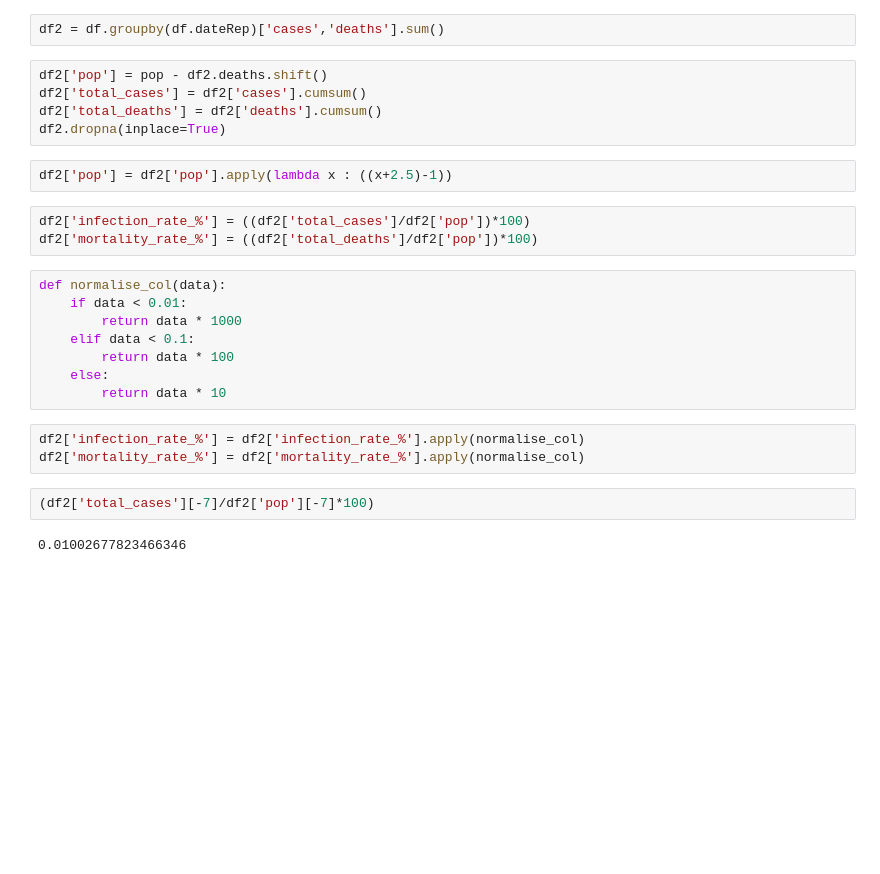
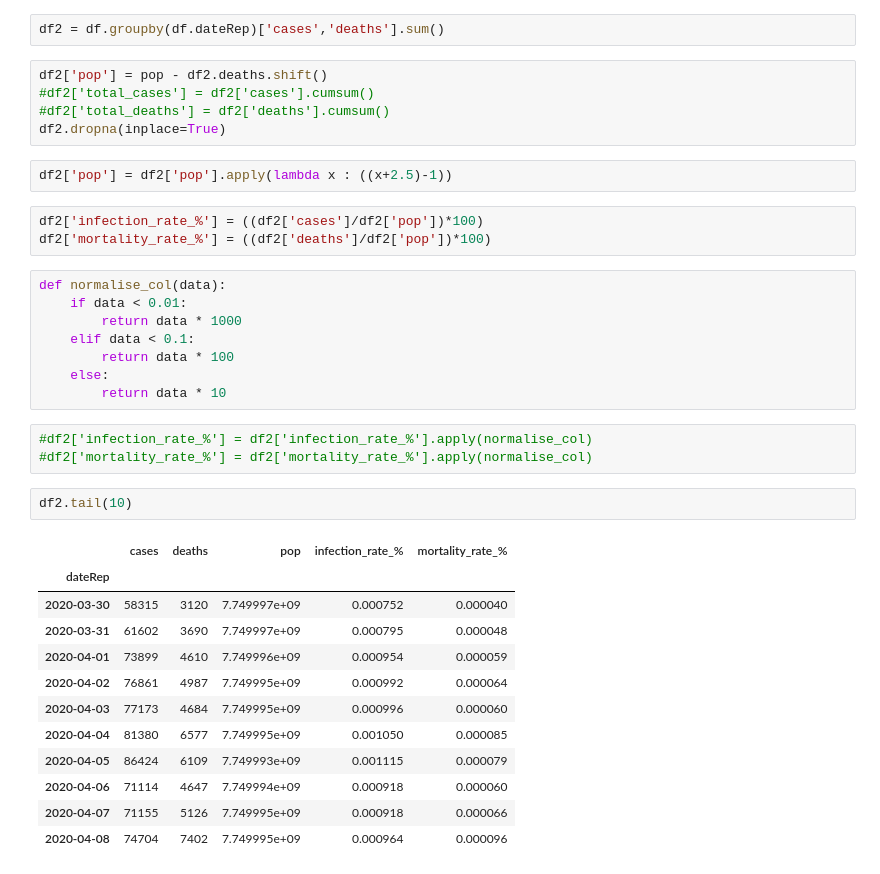
Before and after one commit to ekanime/COVID-19, a Jupyter notebook: covid-19.ipynb, the cells around one changed output. Saved outputs shown, nothing was run; the diff lists cells and outputs as text; blank space fills up the shorter version.

```diff
--- a/covid-19.ipynb
+++ b/covid-19.ipynb
@@ -58,14 +58,14 @@ pop = 7.75 * 1000000000
 df2 = df.groupby(df.dateRep)['cases','deaths'].sum()
 # %%
 df2['pop'] = pop - df2.deaths.shift()
-df2['total_cases'] = df2['cases'].cumsum()
-df2['total_deaths'] = df2['deaths'].cumsum()
+#df2['total_cases'] = df2['cases'].cumsum()
+#df2['total_deaths'] = df2['deaths'].cumsum()
 df2.dropna(inplace=True)
 # %%
 df2['pop'] = df2['pop'].apply(lambda x : ((x+2.5)-1))
 # %%
-df2['infection_rate_%'] = ((df2['total_cases']/df2['pop'])*100)
-df2['mortality_rate_%'] = ((df2['total_deaths']/df2['pop'])*100)
+df2['infection_rate_%'] = ((df2['cases']/df2['pop'])*100)
+df2['mortality_rate_%'] = ((df2['deaths']/df2['pop'])*100)
 # %%
 def normalise_col(data):
     if data < 0.01:
@@ -75,11 +75,22 @@ def normalise_col(data):
     else:
         return data * 10
 # %%
-df2['infection_rate_%'] = df2['infection_rate_%'].apply(normalise_col)
-df2['mortality_rate_%'] = df2['mortality_rate_%'].apply(normalise_col)
+#df2['infection_rate_%'] = df2['infection_rate_%'].apply(normalise_col)
+#df2['mortality_rate_%'] = df2['mortality_rate_%'].apply(normalise_col)
-# %%
-(df2['total_cases'][-7]/df2['pop'][-7]*100)
-# %% [output]
-0.01002677823466346
+# %%
+df2.tail(10)
+# %% [output]
+|  | cases | deaths | pop | infection_rate_% | mortality_rate_% |
+| dateRep |  |  |  |  |  |
+| 2020-03-30 | 58315 | 3120 | 7.749997e+09 | 0.000752 | 0.000040 |
+| 2020-03-31 | 61602 | 3690 | 7.749997e+09 | 0.000795 | 0.000048 |
+| 2020-04-01 | 73899 | 4610 | 7.749996e+09 | 0.000954 | 0.000059 |
+| 2020-04-02 | 76861 | 4987 | 7.749995e+09 | 0.000992 | 0.000064 |
+| 2020-04-03 | 77173 | 4684 | 7.749995e+09 | 0.000996 | 0.000060 |
+| 2020-04-04 | 81380 | 6577 | 7.749995e+09 | 0.001050 | 0.000085 |
+| 2020-04-05 | 86424 | 6109 | 7.749993e+09 | 0.001115 | 0.000079 |
+| 2020-04-06 | 71114 | 4647 | 7.749994e+09 | 0.000918 | 0.000060 |
+| 2020-04-07 | 71155 | 5126 | 7.749995e+09 | 0.000918 | 0.000066 |
+| 2020-04-08 | 74704 | 7402 | 7.749995e+09 | 0.000964 | 0.000096 |
 # %%
 plt.figure(figsize=(18,8))
```
Also changed, not shown: parts of 20 cells of this notebook, 2 other files.
